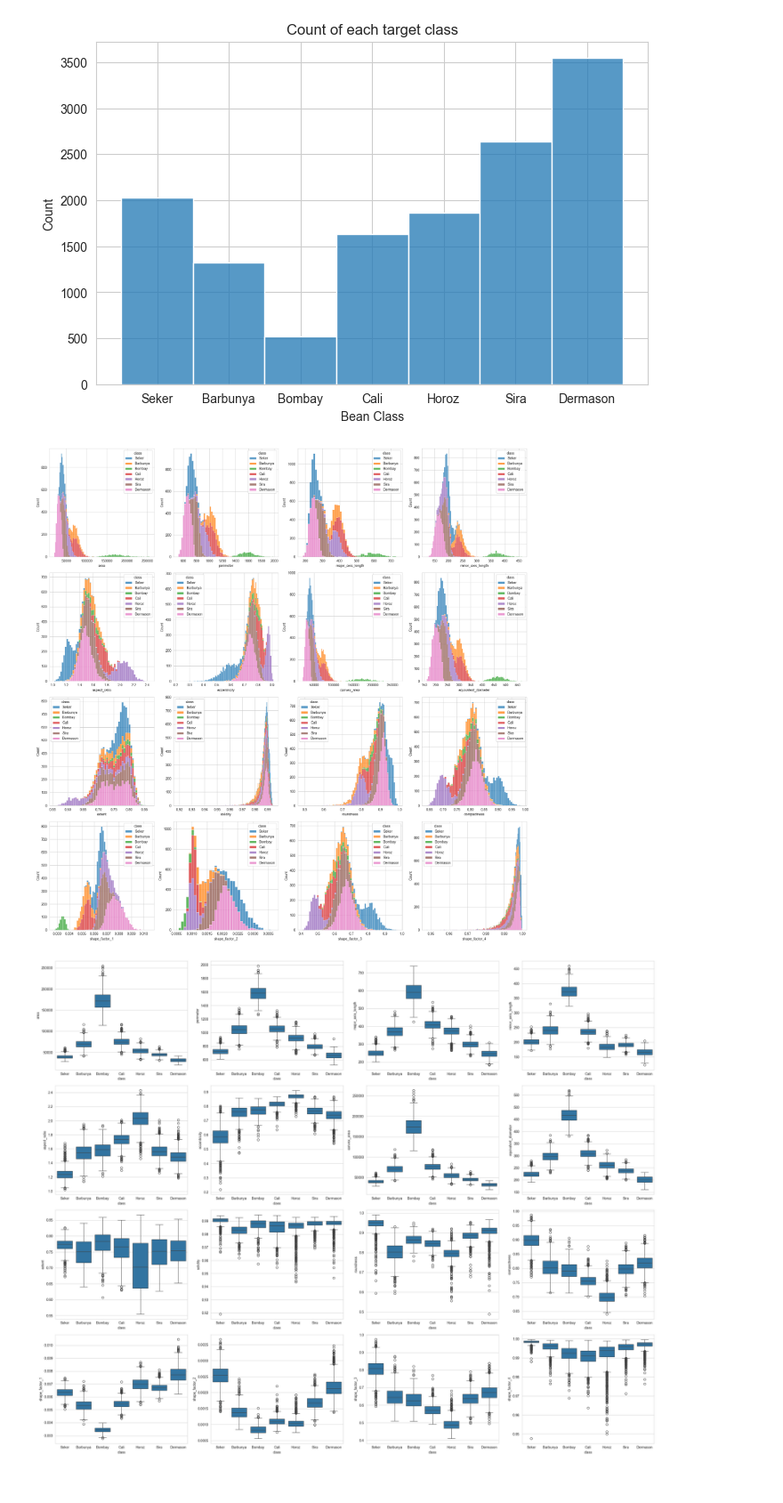
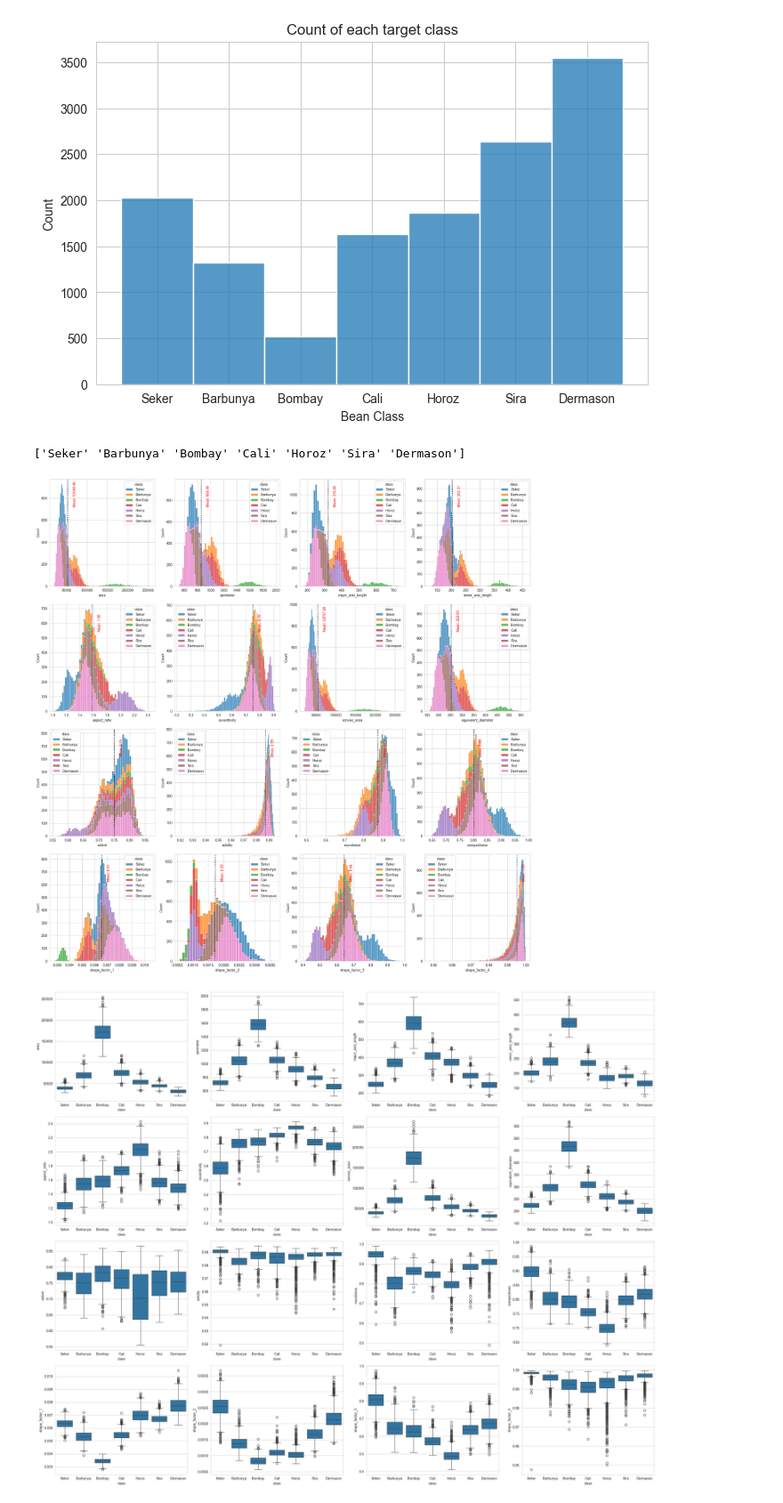
Before and after one commit to lukeeaton/ml_project_repo, a Jupyter notebook: ml_assessment.ipynb, the cells around one changed output. Shown at 89% size. Saved outputs shown, nothing was run; the diff lists cells and outputs as text; code cells hidden in the pictures.

Commit message:
Added mean lines to histogram - could find a better way of doing this, like adding them to the legend somehow

```diff
--- a/ml_assessment.ipynb
+++ b/ml_assessment.ipynb
@@ -198,19 +198,26 @@ Barbunya    1322
 Bombay       522
 Name: count, dtype: int64
 [figure]
+# %%
+print(df['class'].unique())
+# %% [output]
+['Seker' 'Barbunya' 'Bombay' 'Cali' 'Horoz' 'Sira' 'Dermason']
 # %%
 # Visualise distributions of features
 fig, ax = plt.subplots(4,4, figsize=(20,20))
 
-for variable, subplot in zip(feature_names, ax.flatten()):
-    sns.histplot(data=df, x=variable, hue='class', ax=subplot, multiple='stack')
+for feature, subplot in zip(feature_names, ax.flatten()):
+    sns.histplot(data=df, x=feature, hue='class', ax=subplot, multiple='stack')
+    subplot.axvline(x=df[feature].mean(), color='black', label='Mean', linestyle='dotted', linewidth=2)
+    subplot.text(x=df[feature].mean()+ 0.05 * (subplot.get_xlim()[1] - subplot.get_xlim()[0]),
+                  y=subplot.get_ylim()[1]*0.75, s=f"Mean: {df[feature].mean():.2f}", color='r', fontsize=10, rotation=90)
 plt.tight_layout()
 
 # Bombay is distinguishable on most features
 # Seker distinguishable by eccentricity, compactness, & shape factor 3
 # Horoz distinguishable by eccentricity, compactness, & shape factor 3
 # %% [output]
-[figure, old version]
+[figure, new version]
 # %%
 # Check for outliers
 fig, ax = plt.subplots(4,4, figsize=(25,20))
```
